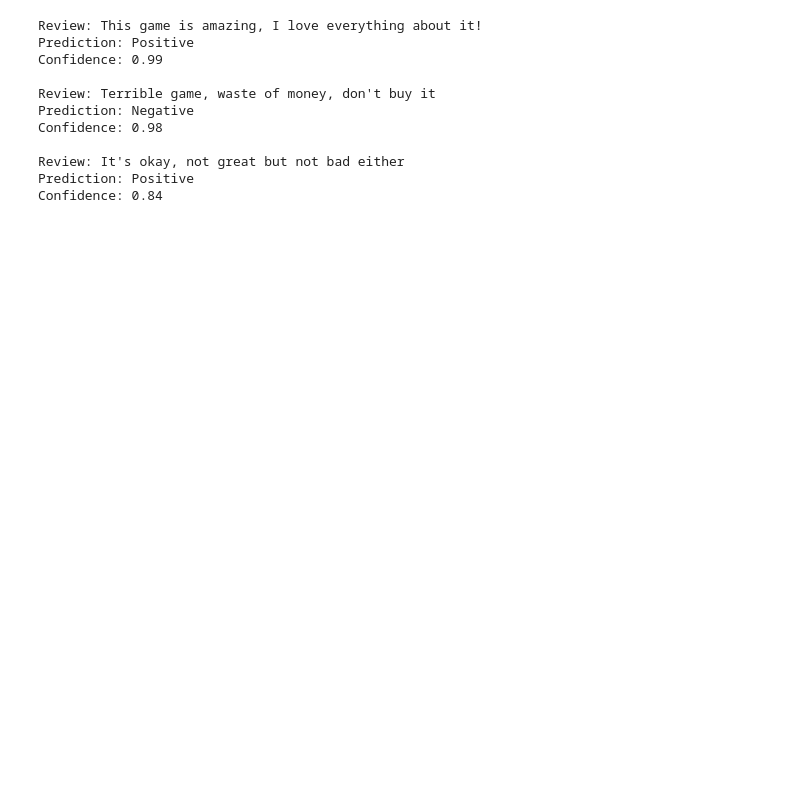
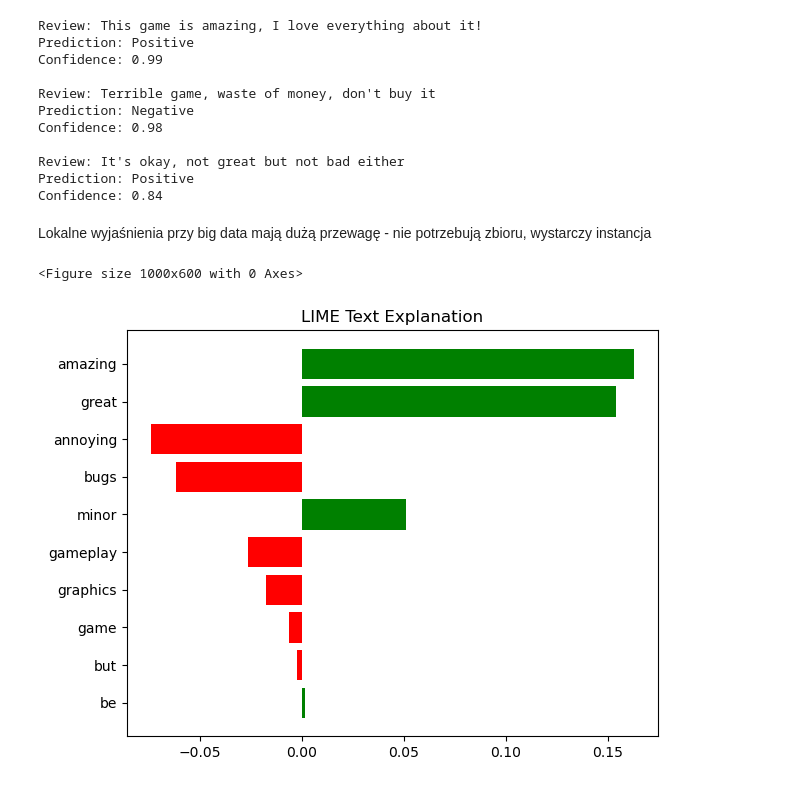
Before and after one commit to brybinski/bigdata, a Jupyter notebook: openvino_test.ipynb, the cells around one changed output. Cells and saved outputs as stored; diff of their text form; code cells hidden in the pictures; blank space fills up the shorter version.

```diff
--- a/openvino_test.ipynb
+++ b/openvino_test.ipynb
@@ -593,16 +775,16 @@ ValueError: n must be 0 <= n < 122
 # %%
 # del model, vectorizer, X, y, X_train, X_test, y_train, y_test, predictions, accuracy, test_vectors, test_predictions, test_probabilities, test_reviews, df, non_zero_reviews, en_reviews
 
-with open('text_model.pkl', 'rb') as f:
+with open("text_model.pkl", "rb") as f:
     loaded_data = pickle.load(f)
 
-model = loaded_data['model']
-vectorizer = loaded_data['vectorizer']
+model = loaded_data["model"]
+vectorizer = loaded_data["vectorizer"]
 
 test_reviews = [
     "This game is amazing, I love everything about it!",
     "Terrible game, waste of money, don't buy it",
-    "It's okay, not great but not bad either"
+    "It's okay, not great but not bad either",
 ]
 
 test_vectors = vectorizer.transform(test_reviews)
@@ -615,8 +797,8 @@ for review, pred, prob in zip(test_reviews, test_predictions, test_probabilities
     print(f"Prediction: {'Positive' if pred == 1 else 'Negative'}")
     print(f"Confidence: {max(prob):.2f}")
 
-    with open('text_model.pkl', 'wb') as f:
-        pickle.dump({'model': model, 'vectorizer': vectorizer}, f)
+    with open("text_model.pkl", "wb") as f:
+        pickle.dump({"model": model, "vectorizer": vectorizer}, f)
 # %% [output]
 Review: This game is amazing, I love everything about it!
 Prediction: Positive
@@ -629,3 +811,42 @@ Confidence: 0.98
 Review: It's okay, not great but not bad either
 Prediction: Positive
 Confidence: 0.84
+# %% [markdown]
+Lokalne wyjaśnienia przy big data mają dużą przewagę - nie potrzebują zbioru, wystarczy instancja
+# %%
+import lime
+import numpy as np
+import pickle
+import matplotlib.pyplot as plt
+import lime.lime_text
+
+with open("text_model.pkl", "rb") as f:
+    loaded_data = pickle.load(f)
+
+model = loaded_data["model"]
+vectorizer = loaded_data["vectorizer"]
+
+text_explainer = lime.lime_text.LimeTextExplainer(class_names=['Negative', 'Positive'])
+
+def predict_proba(texts):
+    vectors = vectorizer.transform(texts)
+    return model.predict_proba(vectors)
+
+text_to_explain = "This game is amazing, great graphics and gameplay, but has some minor bugs that can be annoying"
+
+explanation = text_explainer.explain_instance(
+    text_to_explain,
+    predict_proba,
+    num_features=10
+)
+
+
+
+plt.figure(figsize=(10, 6))
+explanation.as_pyplot_figure()
+plt.title('LIME Text Explanation')
+plt.tight_layout()
+plt.show()
+# %% [output]
+<Figure size 1000x600 with 0 Axes>
+[figure, added]
```
Also changed, not shown: parts of 34 cells of this notebook, 3 other files.
